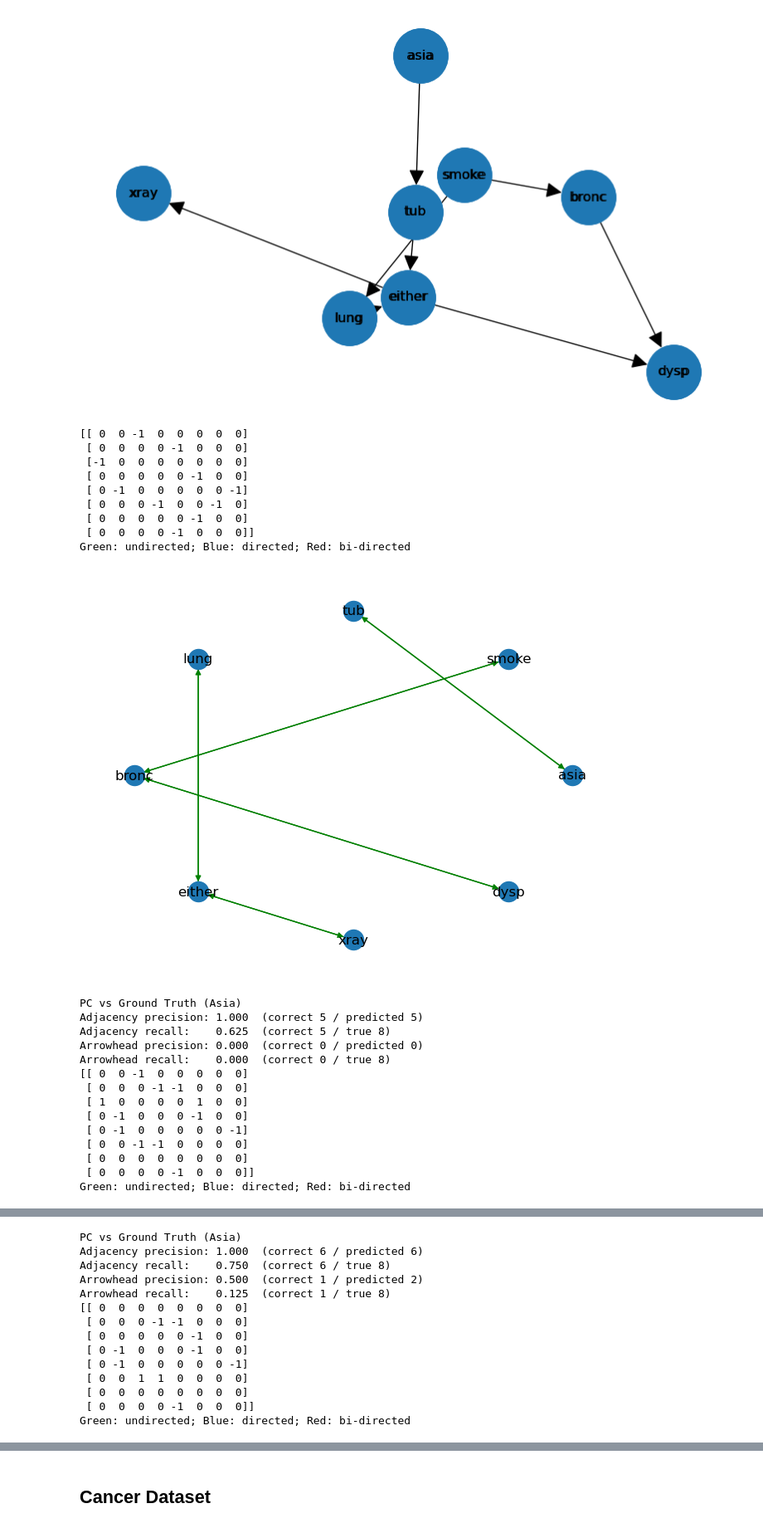
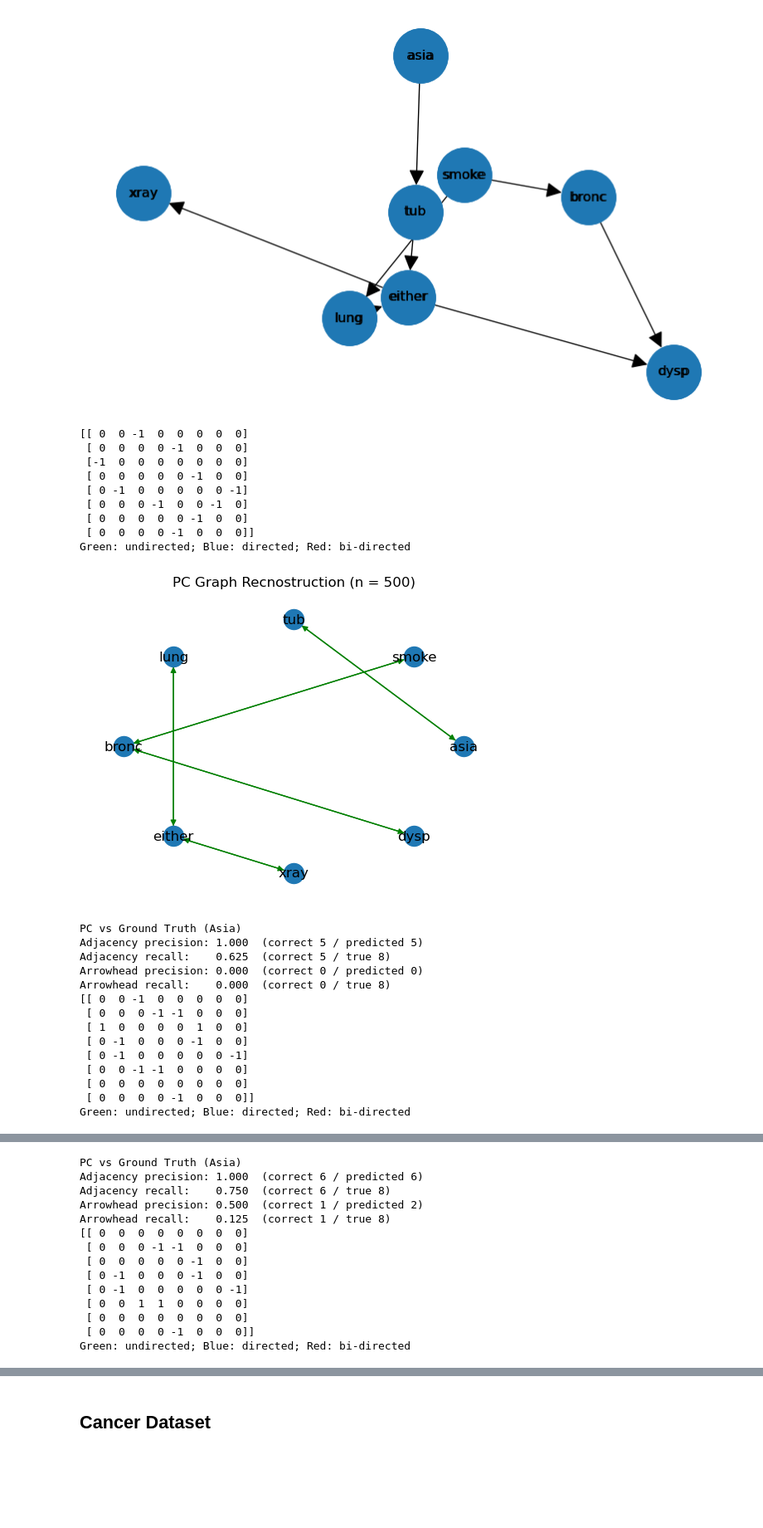
Before and after one commit to Angelos-Leivaditis/Causal_Discovery, a Jupyter notebook: causallearnpc_final.ipynb, the cells around one changed output, grey strips where cells are left out. Shown at 83% size. Cells and saved outputs as stored; diff of their text form; code cells hidden in the pictures; blank space fills up the shorter version.

Commit message:
final sample sizes

```diff
--- a/causallearnpc_final.ipynb
+++ b/causallearnpc_final.ipynb
@@ -111,29 +111,33 @@ for sample_size in sample_sizes:
 # %%
 
 # Visualising reconstructed PC models + Evaluation
-for cg in cgs_models:
+for i in range(len(cgs_models)):
 
-
+    cg = cgs_models[i]
 
 
     print(cg.G.graph)
 
     Gnx = cg.to_nx_graph()
+    plt.title(f"PC Graph Recnostruction (n = {sample_sizes[i]})")
     cg.draw_nx_graph(skel=False)
+
+
+
 
     node_names = df.columns.tolist()
     evaluate_graph(GT, cg.G, node_names, name="PC vs Ground Truth (Asia)")
 # %% [output]
 [[ 0  0 -1  0  0  0  0  0]
  [ 0  0  0  0 -1  0  0  0]
  [-1  0  0  0  0  0  0  0]
  [ 0  0  0  0  0 -1  0  0]
  [ 0 -1  0  0  0  0  0 -1]
  [ 0  0  0 -1  0  0 -1  0]
  [ 0  0  0  0  0 -1  0  0]
  [ 0  0  0  0 -1  0  0  0]]
 Green: undirected; Blue: directed; Red: bi-directed
-[figure, old version]
+[figure, new version]
 PC vs Ground Truth (Asia)
 Adjacency precision: 1.000  (correct 5 / predicted 5)
 Adjacency recall:    0.625  (correct 5 / true 8)
```
Also changed, not shown: parts of 5 cells of this notebook, 2 other files.
